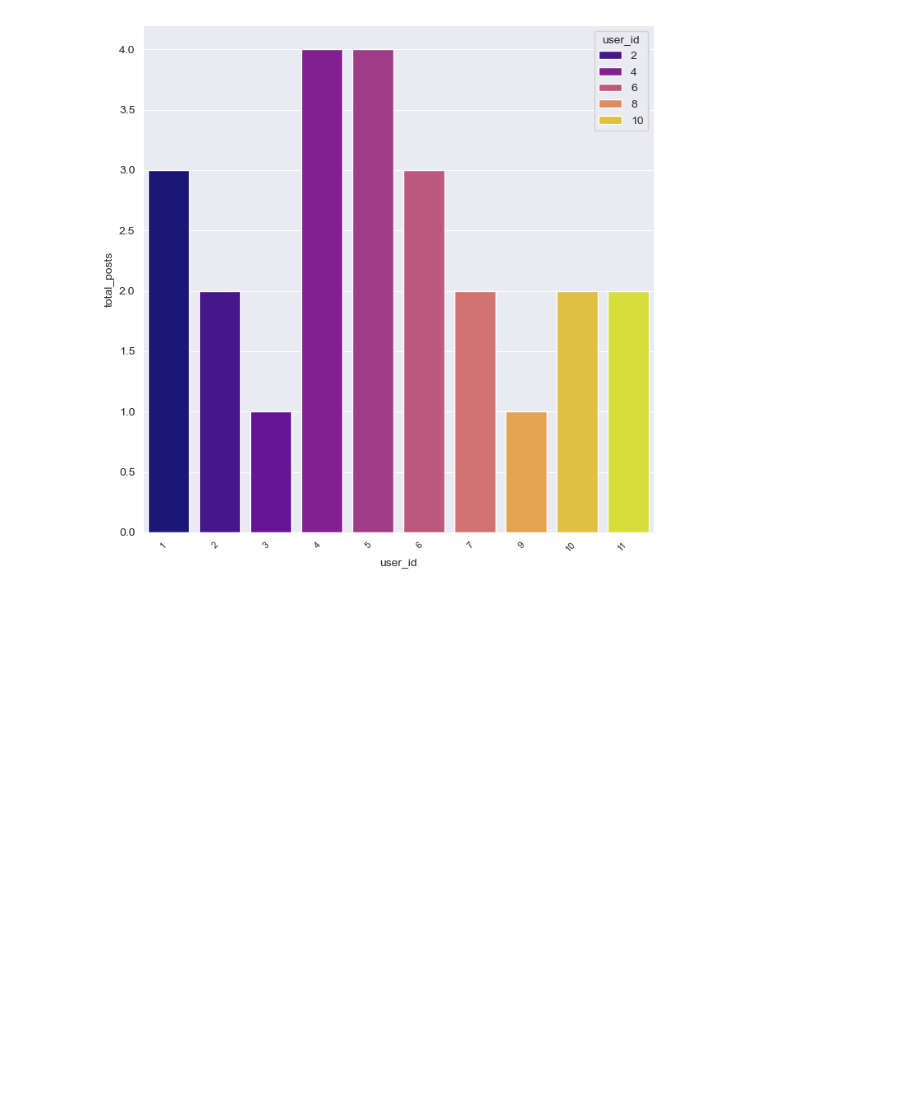
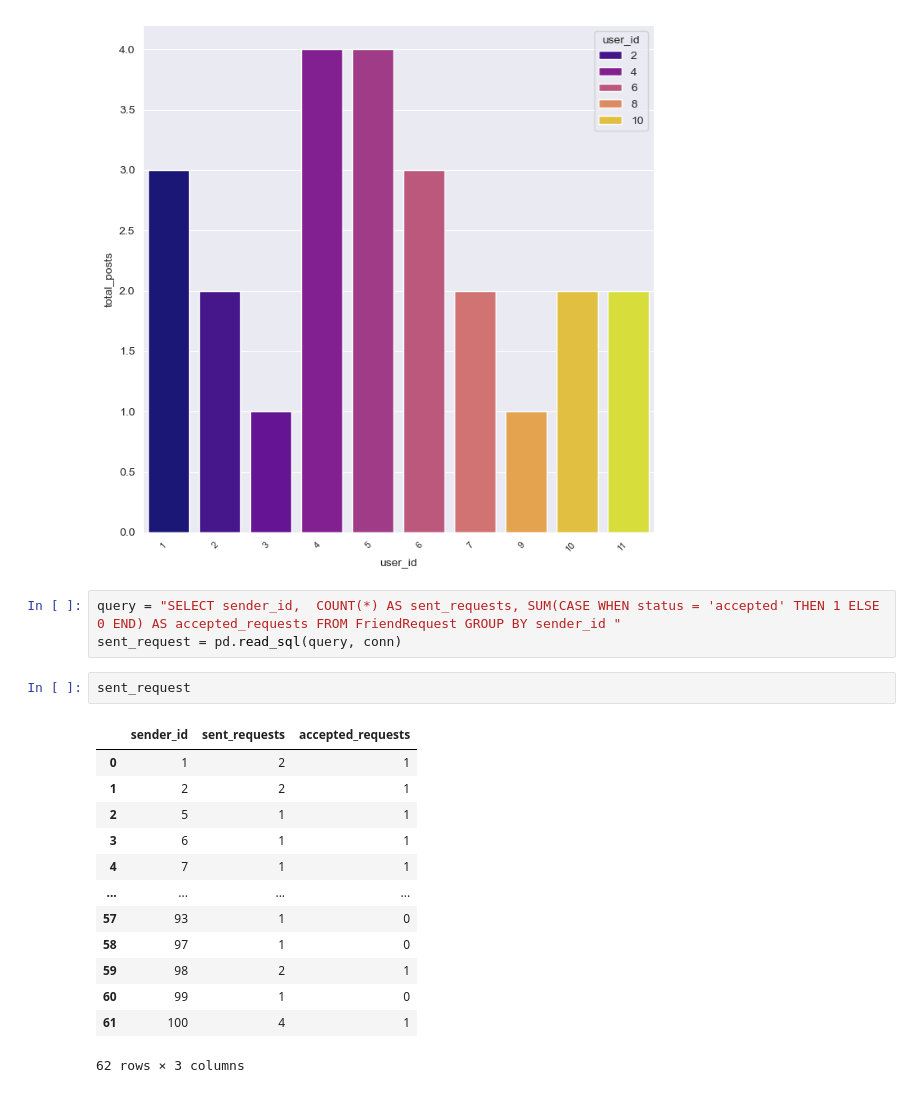
Before and after one commit to AlisonCG1/Project-datacopy, a Jupyter notebook: exploratory.ipynb, the cells around one changed output. Cells and saved outputs as stored; diff of their text form; blank space fills up the shorter version.

```diff
--- a/exploratory.ipynb
+++ b/exploratory.ipynb
@@ -238,3 +238,22 @@ plt.xticks(fontsize=8)
 plt.show()
 # %% [output]
 [figure]
+# %%
+query = "SELECT sender_id,  COUNT(*) AS sent_requests, SUM(CASE WHEN status = 'accepted' THEN 1 ELSE 0 END) AS accepted_requests FROM FriendRequest GROUP BY sender_id "
+sent_request = pd.read_sql(query, conn)
+# %%
+sent_request
+# %% [output]
+|  | sender_id | sent_requests | accepted_requests |
+| 0 | 1 | 2 | 1 |
+| 1 | 2 | 2 | 1 |
+| 2 | 5 | 1 | 1 |
+| 3 | 6 | 1 | 1 |
+| 4 | 7 | 1 | 1 |
+| ... | ... | ... | ... |
+| 57 | 93 | 1 | 0 |
+| 58 | 97 | 1 | 0 |
+| 59 | 98 | 2 | 1 |
+| 60 | 99 | 1 | 0 |
+| 61 | 100 | 4 | 1 |
+62 rows × 3 columns
```
